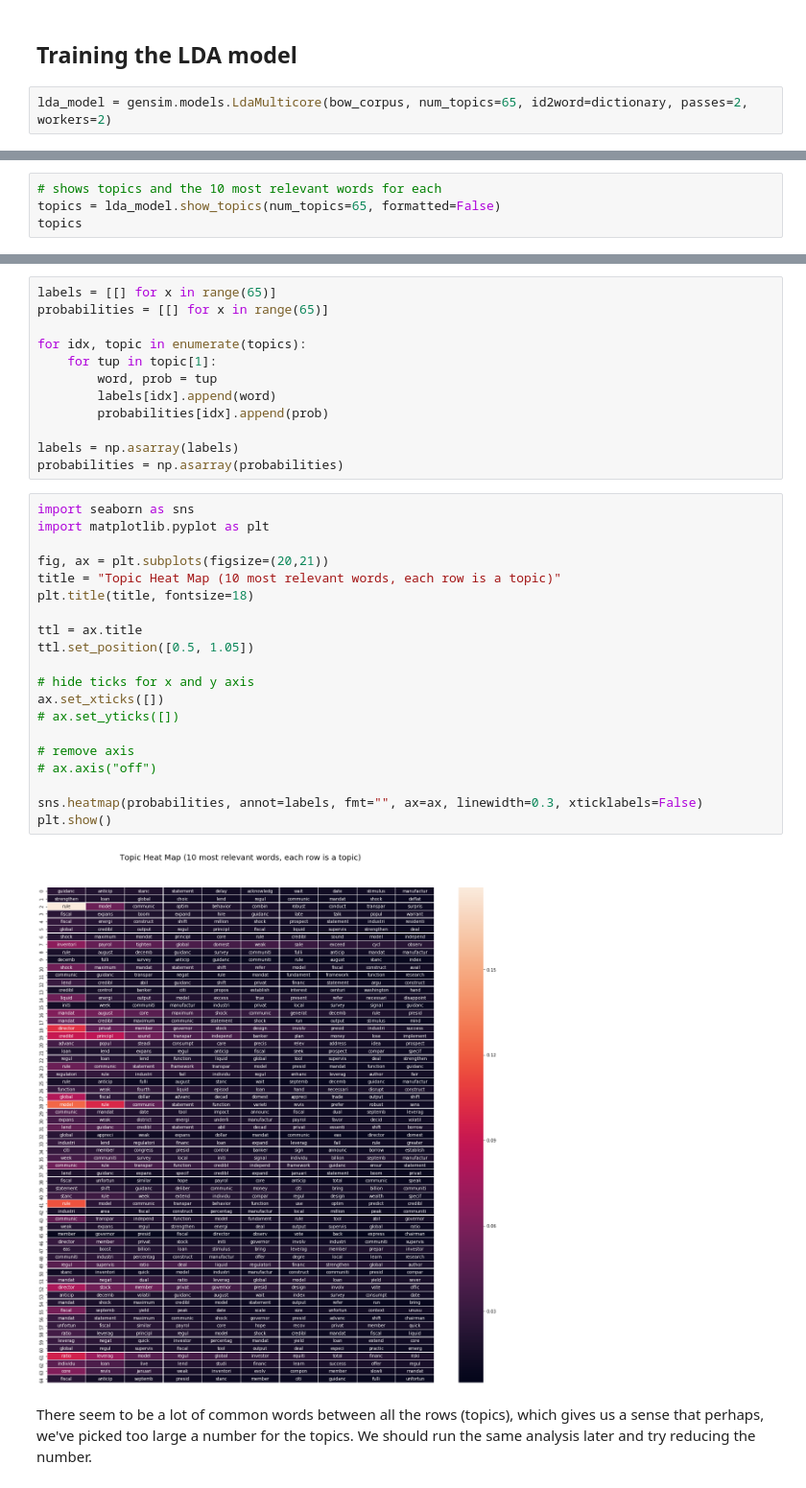
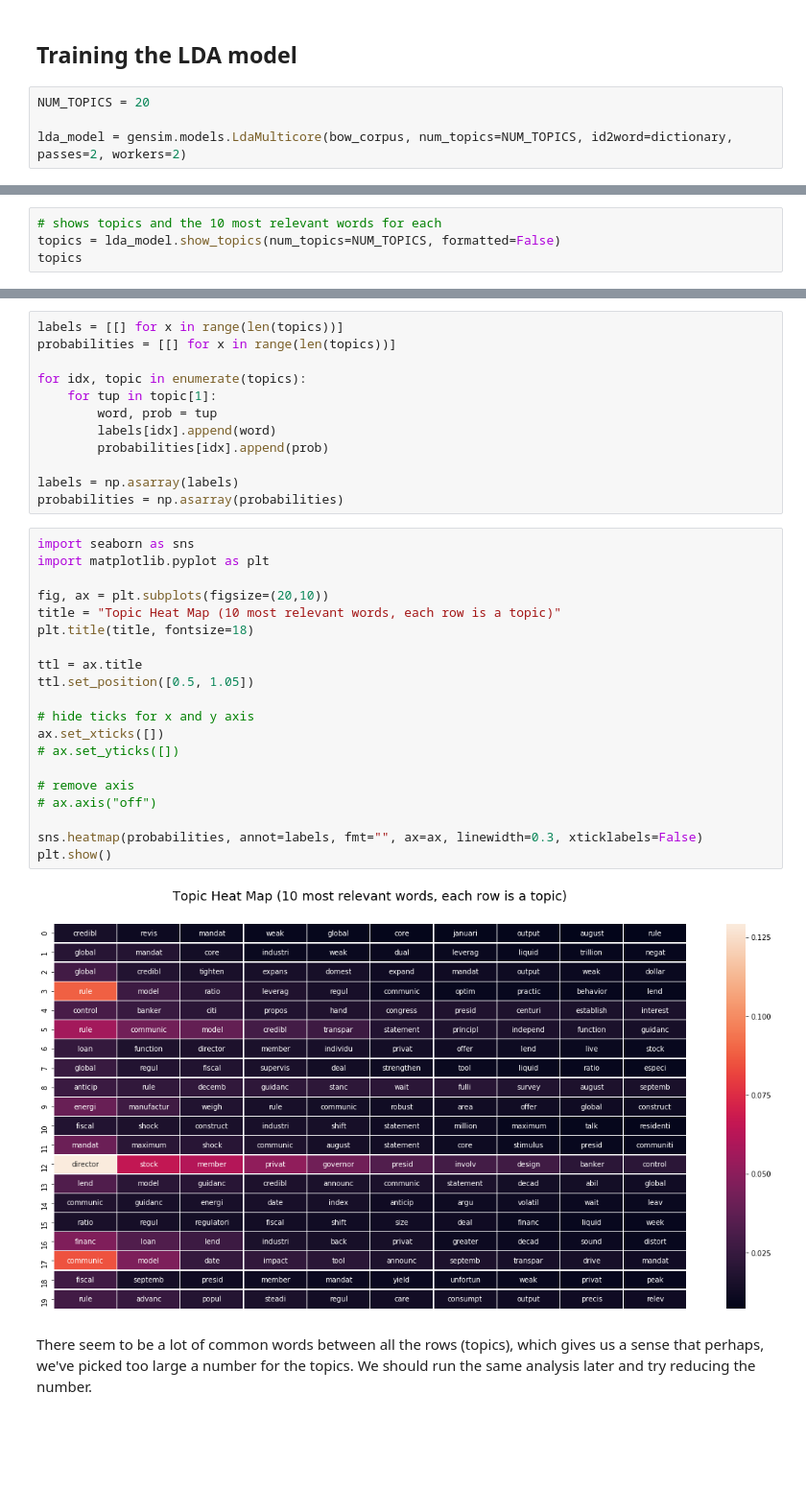
Before and after one commit to pcatattacks/fed-predictor, a Jupyter notebook: Patterns of Dissents.ipynb, the cells around one changed output, grey strips where cells are left out. Shown at 96% size. Drawn from its saved outputs; the diff is of its cells as text; blank space fills up the shorter version.

```diff
--- a/Patterns of Dissents.ipynb
+++ b/Patterns of Dissents.ipynb
@@ -462,7 +462,9 @@ for doc in corpus_tfidf: # printing the tf-idf score for tokens in first documen
 # %% [markdown]
 ## Training the LDA model
 # %%
-lda_model = gensim.models.LdaMulticore(bow_corpus, num_topics=65, id2word=dictionary, passes=2, workers=2)
+NUM_TOPICS = 20
+
+lda_model = gensim.models.LdaMulticore(bow_corpus, num_topics=NUM_TOPICS, id2word=dictionary, passes=2, workers=2)
 # %%
 for idx, topic in lda_model.print_topics(-1):
     print('\nTopic: {} \nWords: {}'.format(idx, topic))
@@ -491,6 +495,6 @@ I chose 65 topics based off similar analysis of the scope of Fed speeches in CIG
 # %%
 # shows topics and the 10 most relevant words for each
-topics = lda_model.show_topics(num_topics=65, formatted=False)
+topics = lda_model.show_topics(num_topics=NUM_TOPICS, formatted=False)
 topics
 # %% [output]
 [(0,
@@ -513,6 +517,6 @@ topics
 # %%
-labels = [[] for x in range(65)]
-probabilities = [[] for x in range(65)]
+labels = [[] for x in range(len(topics))]
+probabilities = [[] for x in range(len(topics))]
 
 for idx, topic in enumerate(topics):
     for tup in topic[1]:
@@ -525,25 +529,25 @@ probabilities = np.asarray(probabilities)
 # %%
 import seaborn as sns
 import matplotlib.pyplot as plt
 
-fig, ax = plt.subplots(figsize=(20,21))
+fig, ax = plt.subplots(figsize=(20,10))
 title = "Topic Heat Map (10 most relevant words, each row is a topic)"
 plt.title(title, fontsize=18)
 
 ttl = ax.title
 ttl.set_position([0.5, 1.05])
 
 # hide ticks for x and y axis
 ax.set_xticks([])
 # ax.set_yticks([])
 
 # remove axis
 # ax.axis("off")
 
 sns.heatmap(probabilities, annot=labels, fmt="", ax=ax, linewidth=0.3, xticklabels=False)
 plt.show()
 # %% [output]
-[figure, old version]
+[figure, new version]
 # %% [markdown]
 There seem to be a lot of common words between all the rows (topics), which gives us a sense that perhaps, we've picked too large a number for the topics. We should run the same analysis later and try reducing the number.
 # %% [markdown]
```
Also changed, not shown: parts of 13 cells of this notebook.
